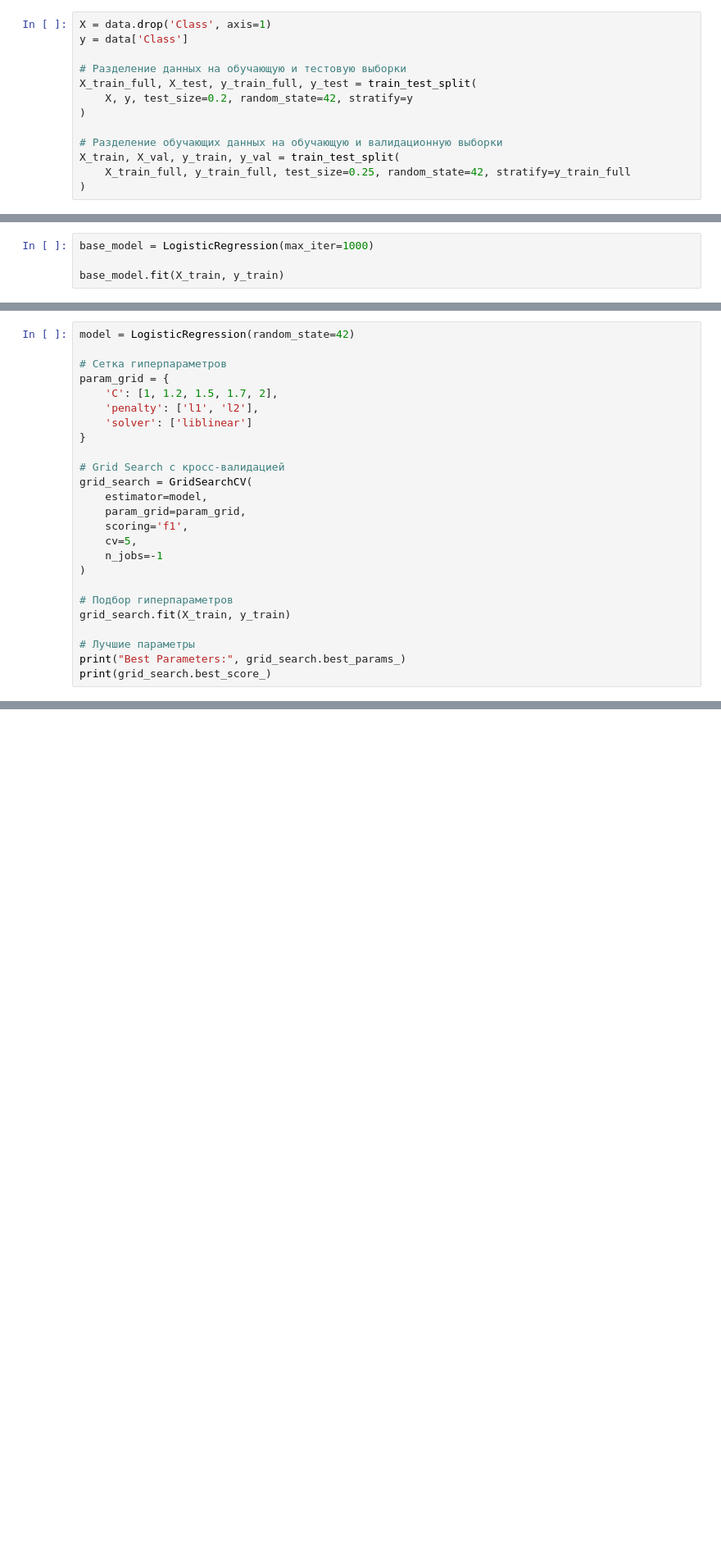
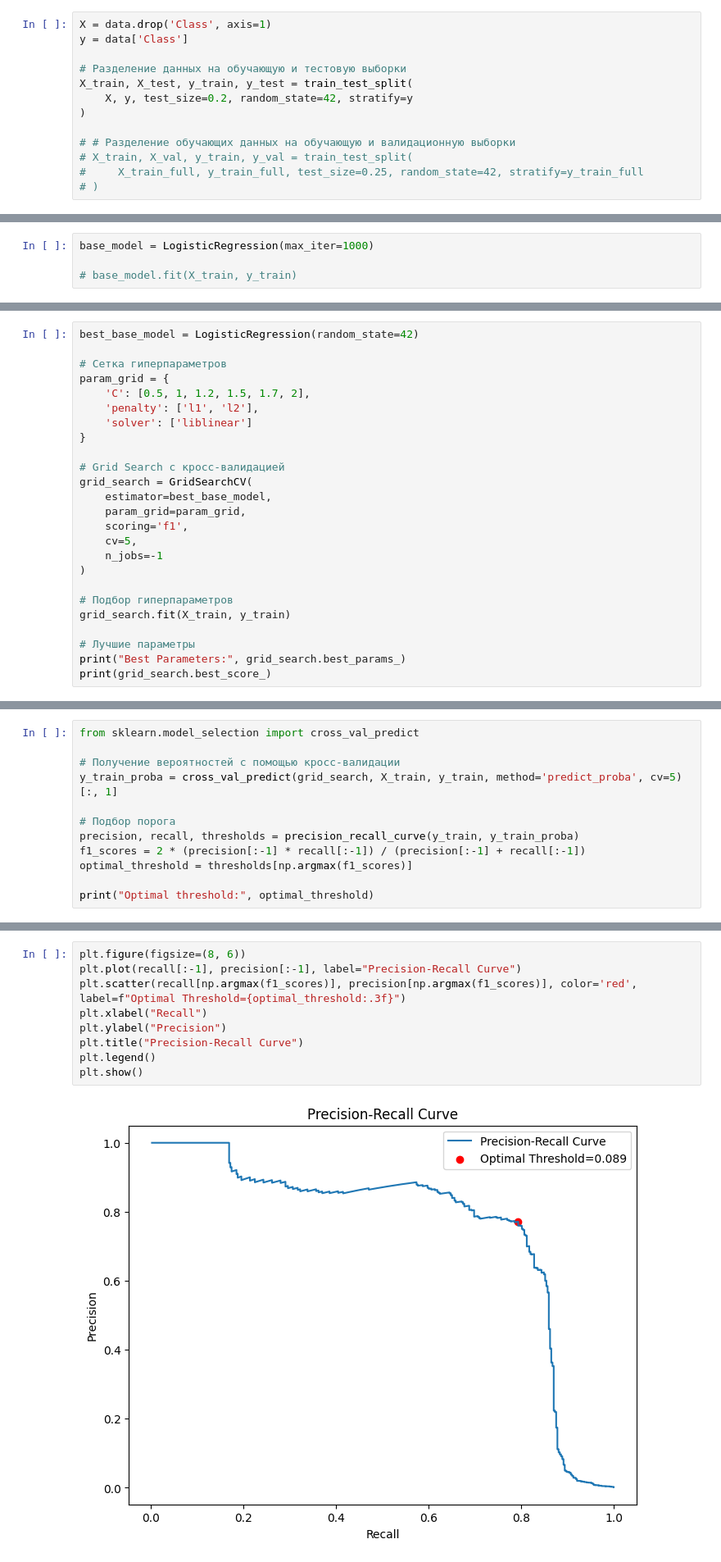
Before and after one commit to skytecat/FraudDetection, a Jupyter notebook: FraudDetection.ipynb, the cells around one changed output, grey strips where cells are left out. Shown at 82% size. Saved outputs shown, nothing was run; the diff lists cells and outputs as text; blank space fills up the shorter version.

```diff
--- a/FraudDetection.ipynb
+++ b/FraudDetection.ipynb
@@ -353,14 +337,14 @@ X = data.drop('Class', axis=1)
 y = data['Class']
 
 # Разделение данных на обучающую и тестовую выборки
-X_train_full, X_test, y_train_full, y_test = train_test_split(
+X_train, X_test, y_train, y_test = train_test_split(
     X, y, test_size=0.2, random_state=42, stratify=y
 )
 
-# Разделение обучающих данных на обучающую и валидационную выборки
-X_train, X_val, y_train, y_val = train_test_split(
-    X_train_full, y_train_full, test_size=0.25, random_state=42, stratify=y_train_full
-)
+# # Разделение обучающих данных на обучающую и валидационную выборки
+# X_train, X_val, y_train, y_val = train_test_split(
+#     X_train_full, y_train_full, test_size=0.25, random_state=42, stratify=y_train_full
+# )
 # %% [markdown]
 ## Baseline модель
 # %% [markdown]
@@ -371,4 +357,4 @@ X_train, X_val, y_train, y_val = train_test_split(
 # %%
 base_model = LogisticRegression(max_iter=1000)
 
-base_model.fit(X_train, y_train)
+# base_model.fit(X_train, y_train)
@@ -413,16 +383,16 @@ precision: 0.8950000000000001
 # %%
-model = LogisticRegression(random_state=42)
+best_base_model = LogisticRegression(random_state=42)
 
 # Сетка гиперпараметров
 param_grid = {
-    'C': [1, 1.2, 1.5, 1.7, 2],
+    'C': [0.5, 1, 1.2, 1.5, 1.7, 2],
     'penalty': ['l1', 'l2'],
     'solver': ['liblinear']
 }
 
 # Grid Search с кросс-валидацией
 grid_search = GridSearchCV(
-    estimator=model,
+    estimator=best_base_model,
     param_grid=param_grid,
     scoring='f1',
     cv=5,
@@ -454,0 +419,12 @@ print(cm)
+# %%
+from sklearn.model_selection import cross_val_predict
+
+# Получение вероятностей с помощью кросс-валидации
+y_train_proba = cross_val_predict(grid_search, X_train, y_train, method='predict_proba', cv=5)[:, 1]
+
+# Подбор порога
+precision, recall, thresholds = precision_recall_curve(y_train, y_train_proba)
+f1_scores = 2 * (precision[:-1] * recall[:-1]) / (precision[:-1] + recall[:-1])
+optimal_threshold = thresholds[np.argmax(f1_scores)]
+
+print("Optimal threshold:", optimal_threshold)
@@ -454,0 +453,11 @@ print(cm)
+# %%
+plt.figure(figsize=(8, 6))
+plt.plot(recall[:-1], precision[:-1], label="Precision-Recall Curve")
+plt.scatter(recall[np.argmax(f1_scores)], precision[np.argmax(f1_scores)], color='red', label=f"Optimal Threshold={optimal_threshold:.3f}")
+plt.xlabel("Recall")
+plt.ylabel("Precision")
+plt.title("Precision-Recall Curve")
+plt.legend()
+plt.show()
+# %% [output]
+[figure, added]
```
Also changed, not shown: parts of 23 cells of this notebook.
